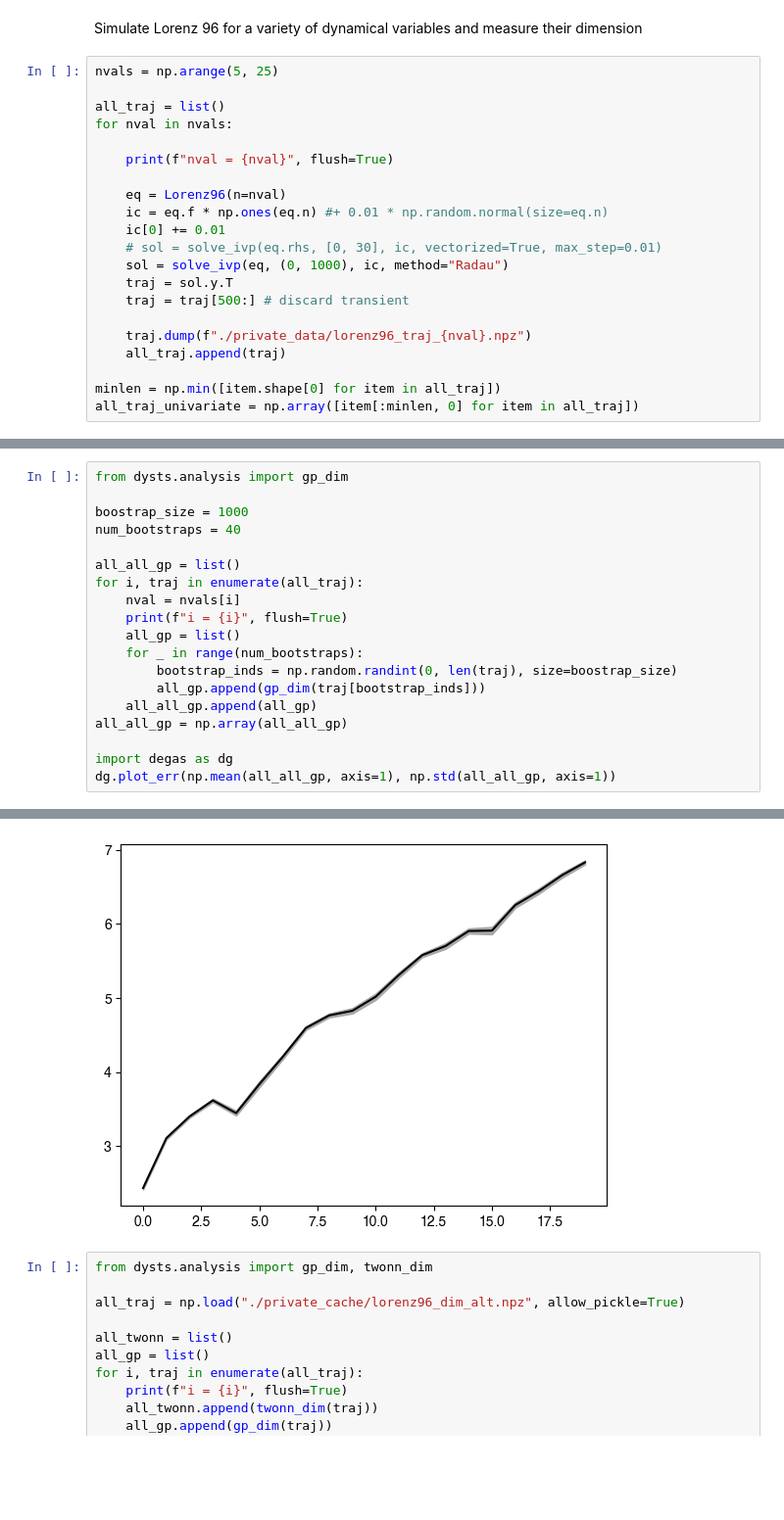
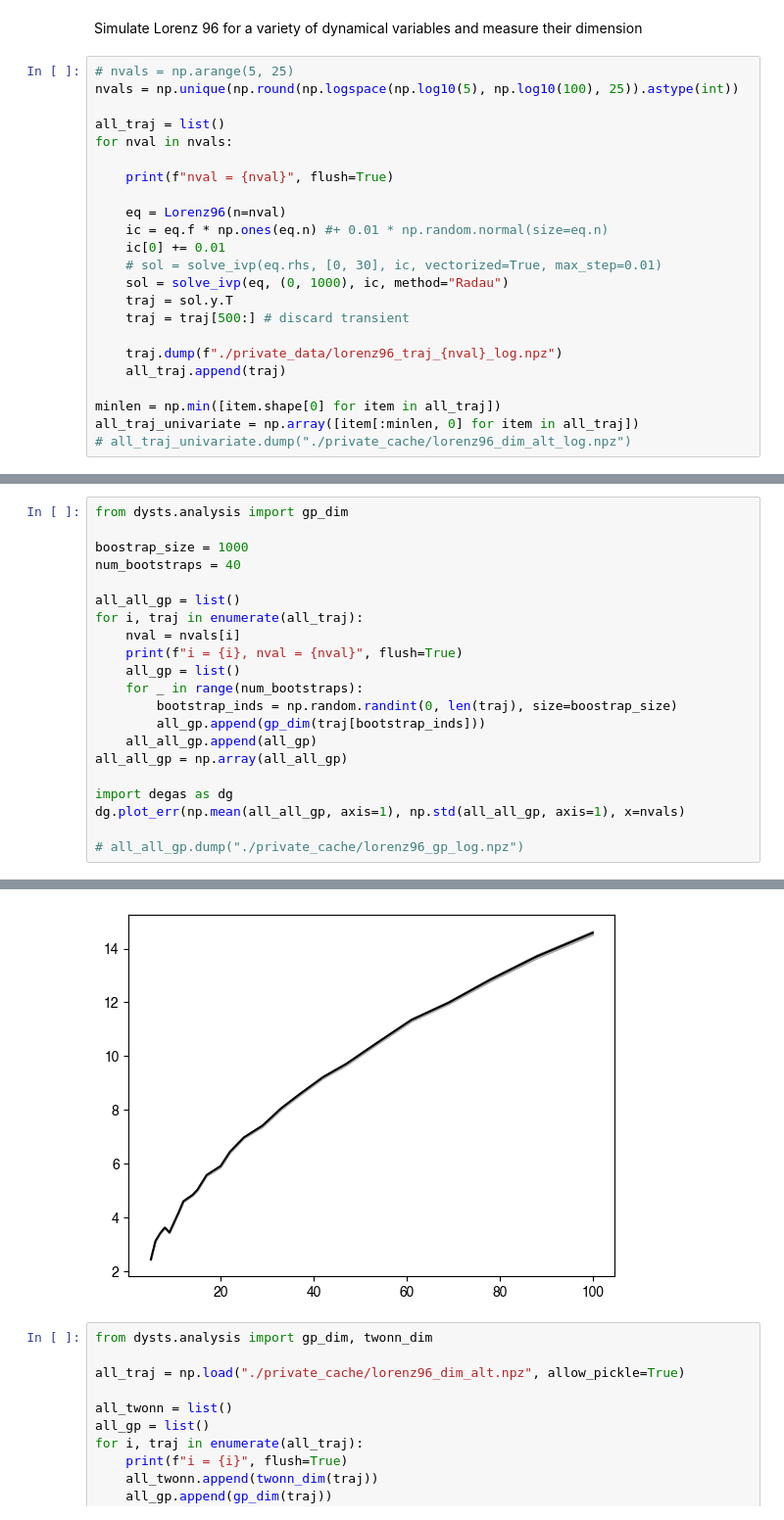
Before and after one commit to williamgilpin/icicl, a Jupyter notebook: analyze_embedding_dimension.ipynb, the cells around one changed output, grey strips where cells are left out. Shown at 98% size. Drawn from its saved outputs; the diff is of its cells as text; blank space fills up the shorter version.

```diff
--- a/analyze_embedding_dimension.ipynb
+++ b/analyze_embedding_dimension.ipynb
@@ -67,7 +67,8 @@ plt.axis("off")
 # %% [markdown]
 Simulate Lorenz 96 for a variety of dynamical variables and measure their dimension
 # %%
-nvals = np.arange(5, 25)
+# nvals = np.arange(5, 25)
+nvals = np.unique(np.round(np.logspace(np.log10(5), np.log10(100), 25)).astype(int))
 
 all_traj = list()
 for nval in nvals:
@@ -82,11 +83,12 @@ for nval in nvals:
     traj = sol.y.T
     traj = traj[500:] # discard transient
 
-    traj.dump(f"./private_data/lorenz96_traj_{nval}.npz")
+    traj.dump(f"./private_data/lorenz96_traj_{nval}_log.npz")
     all_traj.append(traj)
 
 minlen = np.min([item.shape[0] for item in all_traj])
 all_traj_univariate = np.array([item[:minlen, 0] for item in all_traj])
+# all_traj_univariate.dump("./private_cache/lorenz96_dim_alt_log.npz")
 # %% [output]
 nval = 5
 nval = 6
@@ -117,7 +116,7 @@ num_bootstraps = 40
 all_all_gp = list()
 for i, traj in enumerate(all_traj):
     nval = nvals[i]
-    print(f"i = {i}", flush=True)
+    print(f"i = {i}, nval = {nval}", flush=True)
     all_gp = list()
     for _ in range(num_bootstraps):
         bootstrap_inds = np.random.randint(0, len(traj), size=boostrap_size)
@@ -126,5 +125,7 @@ for i, traj in enumerate(all_traj):
 all_all_gp = np.array(all_all_gp)
 
 import degas as dg
-dg.plot_err(np.mean(all_all_gp, axis=1), np.std(all_all_gp, axis=1))
+dg.plot_err(np.mean(all_all_gp, axis=1), np.std(all_all_gp, axis=1), x=nvals)
+
+# all_all_gp.dump("./private_cache/lorenz96_gp_log.npz")
 # %% [output]
@@ -132,4 +150,4 @@ dg.plot_err(np.mean(all_all_gp, axis=1), np.std(all_all_gp, axis=1))
-[figure, old version]
+[figure, new version]
 # %%
 from dysts.analysis import gp_dim, twonn_dim
 
```
Also changed, not shown: parts of 4 cells of this notebook, 1 other file.
